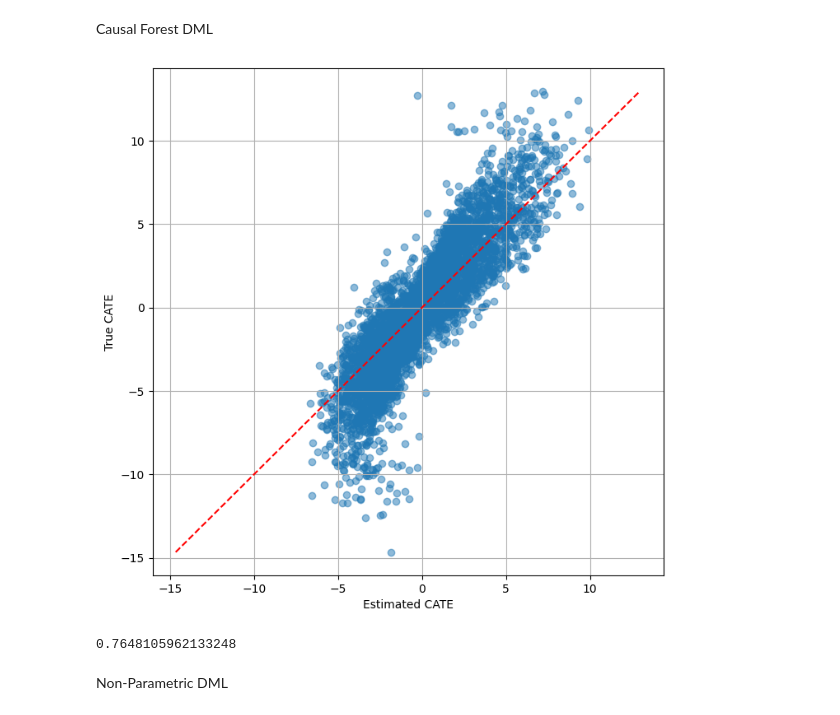
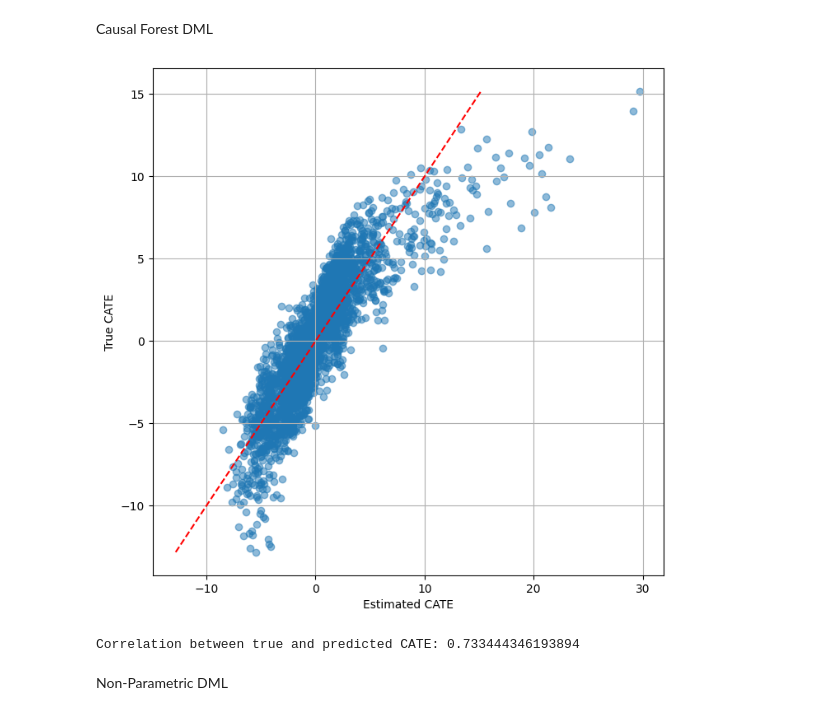
Before and after one commit to Jackbonkins/Heter_effects, a Jupyter notebook: Analysis.ipynb, the cells around one changed output. Saved outputs shown, nothing was run; the diff lists cells and outputs as text; code cells hidden in the pictures.

Commit message:
Creates function to plot and compute correlation Includes S-Learner

```diff
--- a/Analysis.ipynb
+++ b/Analysis.ipynb
@@ -13,7 +14,7 @@ import shap
 # %%
 #Create simulation objects
 
-sim_1: SimulationStudy = SimulationStudy(p=20, mean_correlation=0.5, cor_variance=0.01, n=8000, geom=True)
+sim_1: SimulationStudy = SimulationStudy(p=20, mean_correlation=0.5, cor_variance=0.01, n=5000, geom=True)
 simulation_1 = sim_1.create_dataset()
 
 #sim_2: SimulationStudy = SimulationStudy(p=30,mean_correlation=0.5, cor_variance=0.01, n=5000,  poly_degree=3)
@@ -29,12 +30,12 @@ def get_split(simulation: pd.DataFrame) -> np.ndarray:
 
     # Extract features and target variables for training
     X_train = train_df[[col for col in simulation.columns if col.startswith('X')]].to_numpy()
-    T_train = train_df[['T']].to_numpy()
+    T_train = train_df['T'].to_numpy()
     Y_train = train_df['y'].to_numpy()
 
     # Extract features and true CATE for testing
     X_test = test_df[[col for col in simulation.columns if col.startswith('X')]].to_numpy()
-    T_test = test_df[['T']].to_numpy()
+    T_test = test_df['T'].to_numpy()
     y_test = test_df['y'].to_numpy()
 
     true_cate_test = test_df['CATE'].to_numpy()
@@ -44,6 +45,20 @@ def get_split(simulation: pd.DataFrame) -> np.ndarray:
 train_df_1, test_df_1, X_train_1, Y_train_1, T_train_1, X_test_1, T_test_1, y_test_1, true_cate_test_1 = get_split(simulation_1)
 #train_df_2, test_df_2, X_train_2, Y_train_2, T_train_2, X_test_2, T_test_2, y_test_2, true_cate_test_2 = get_split(simulation_2)
 #train_df_3, test_df_3, X_train_3, Y_train_3, T_train_3, X_test_3, T_test_3, y_test_3, true_cate_test_3 = get_split(simulation_3)
+# %%
+def plot_predict_cate_corr(est_cate, true_cate_test):
+
+    plt.figure(figsize=(8, 8))
+    plt.scatter(est_cate, true_cate_test, alpha=0.5)
+    plt.plot([min(true_cate_test), max(true_cate_test)], [min(true_cate_test), max(true_cate_test)], '--', color='red')
+    plt.xlabel('Estimated CATE')
+    plt.ylabel('True CATE')
+    plt.grid(True)
+    plt.show()
+
+    est_cate=est_cate.reshape(-1, 1)
+    reg = LinearRegression().fit(est_cate, true_cate_test)
+    print(f'Correlation between true and predicted CATE: {reg.score(est_cate, true_cate_test)}')
 # %% [markdown]
 OLS Model
 # %%
@@ -52,12 +67,12 @@ ols = LinearRegression()
 # %%
 #Estimate a fully feature-treatment interacted model
-interaction_term = X_train_1 * T_train_1
-X_train_ols = np.hstack([X_train_1, T_train_1, interaction_term])
-ols.fit(X_train_ols, Y_train_1)
+#interaction_term = X_train_1 * T_train_1
+#X_train_ols = np.hstack([X_train_1, T_train_1, interaction_term])
+#ols.fit(X_train_ols, Y_train_1)
 
-interaction_term_test = X_test_1 * T_test_1
-X_test_ols = np.hstack([X_test_1, T_test_1, interaction_term_test])
-est_error = (y_test_1 - ols.predict(X_test_ols))**2
+#interaction_term_test = X_test_1 * T_test_1
+#X_test_ols = np.hstack([X_test_1, T_test_1, interaction_term_test])
+#est_error = (y_test_1 - ols.predict(X_test_ols))**2
 # %%
 #Cannot currently estimate CATE functions from OLS to compare with true CATEs
 #Treatment and control groups have different sizes
@@ -94,17 +109,21 @@ Causal Forest DML
 # %%
 #define model_t to reflect known treatment probabilities
 model_t = DummyClassifier()
 
 #Estimate the causal forest model
 est_cfdml = CausalForestDML(model_y='auto',
                       model_t=model_t,
                       discrete_treatment=True,
                       cv=5,
                       n_estimators=1000,
-                     #featurizer=PolynomialFeatures(degree=3, include_bias=False),
+                      #featurizer=PolynomialFeatures(degree=2),
                       random_state=42,
                       criterion='mse',
                       honest=True)
 
 est_cfdml.fit(Y=Y_train_1, T=T_train_1, X=X_train_1, W=None, cache_values=True)
 estimated_cate = est_cfdml.effect(X_test_1)
+plot_predict_cate_corr(estimated_cate, true_cate_test_1)
+# %% [output]
+[figure, added]
+Correlation between true and predicted CATE: 0.733444346193894
@@ -113,20 +130,3 @@ est_cfdml.feature_importances_
-# %%
-#Plot true CATE and estimate DML CATE
-plt.figure(figsize=(8, 8))
-plt.scatter(estimated_cate, true_cate_test_1, alpha=0.5)
-plt.plot([min(true_cate_test_1), max(true_cate_test_1)], [min(true_cate_test_1), max(true_cate_test_1)], '--', color='red')
-plt.xlabel('Estimated CATE')
-plt.ylabel('True CATE')
-plt.grid(True)
-plt.show()
-# %% [output]
-[figure, removed]
-# %%
-estimated_cate=estimated_cate.reshape(-1, 1)
-reg = LinearRegression().fit(estimated_cate, true_cate_test_1)
-reg.score(estimated_cate, true_cate_test_1)
-# %% [output]
-0.7648105962133248
 # %% [markdown]
 Non-Parametric DML
 # %%
```
Also changed, not shown: parts of 11 cells of this notebook.
